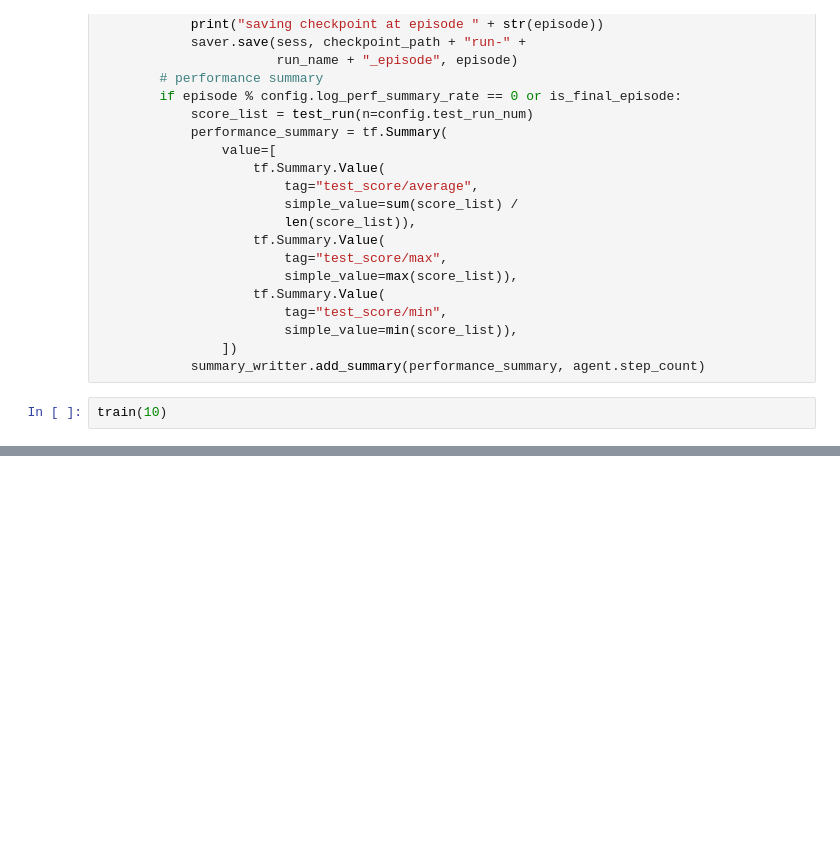
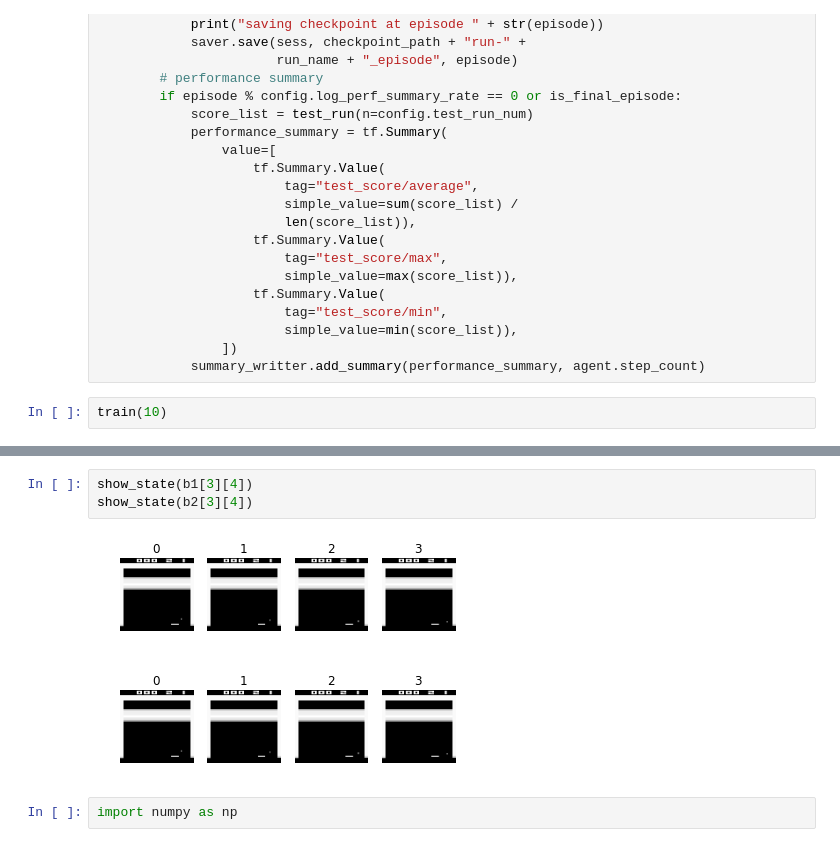
Before and after one commit to cgel/DRL, a Jupyter notebook: iTrain.ipynb, the cells around one changed output, grey strips where cells are left out. Saved outputs shown, nothing was run; the diff lists cells and outputs as text; blank space fills up the shorter version.

```diff
--- a/iTrain.ipynb
+++ b/iTrain.ipynb
@@ -170,0 +248,8 @@ train(10)
+# %%
+show_state(b1[3][4])
+show_state(b2[3][4])
+# %% [output]
+[figure, added]
+[figure, added]
+# %%
+import numpy as np
```
Also changed, not shown: parts of 14 cells of this notebook.
